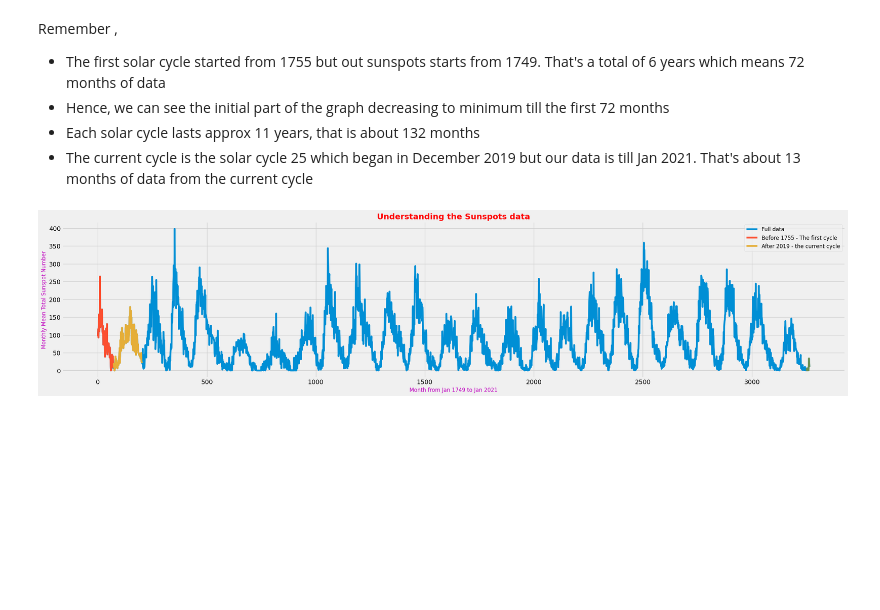
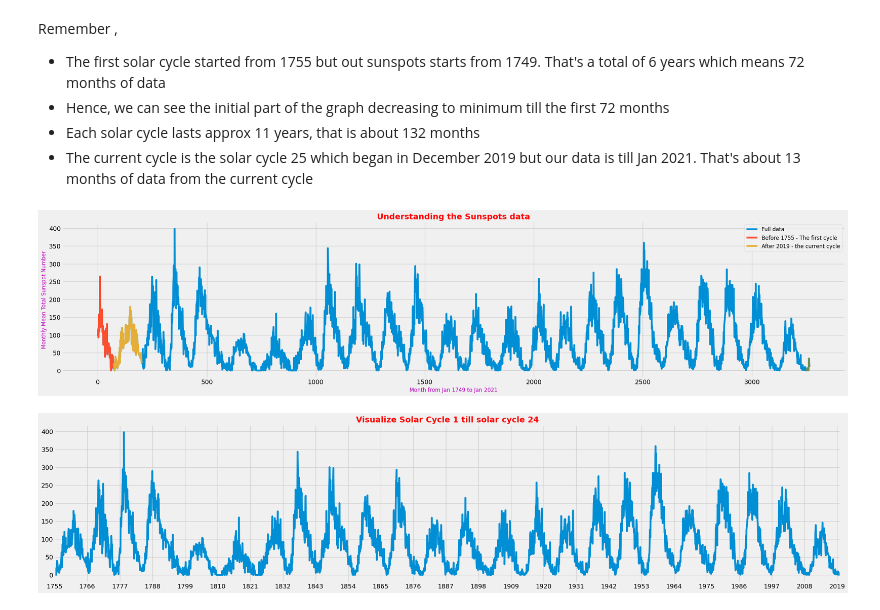
Before and after one commit to mahursh/Sunspot-Prediction, a Jupyter notebook: Sunspot-Prediction.ipynb, the cells around one changed output. Drawn from its saved outputs; the diff is of its cells as text; code cells hidden in the pictures; blank space fills up the shorter version.

Commit message:
Visualize Solar Cycle 1 till solar cycle 24

```diff
--- a/Sunspot-Prediction.ipynb
+++ b/Sunspot-Prediction.ipynb
@@ -145,3 +145,21 @@ plt.legend(["Full data", "Before 1755 - The first cycle", "After 2019 - the curr
 plt.show()
 # %% [output]
 [figure]
+# %%
+# Some changes for a better visualization of solar cycles
+'''Collect all the years from 1755 to 2019 and use it as xticklabels'''
+years = []
+start = 1755
+for i in range (0 , len(data.iloc[:, -1][72:]), 132):
+  years.append(start)
+  start += 11
+
+plt.figure(figsize=(28,6))
+plt.plot(sunspots[72:])
+plt.title("Visualize Solar Cycle 1 till solar cycle 24", weight = 'bold', color = 'r', fontsize = 18)
+plt.xlim(72, 3265-12)
+plt.xticks(range(72, len(sunspots),132))
+plt.gca().set_xticklabels(years)
+plt.show()
+# %% [output]
+[figure, added]
```
